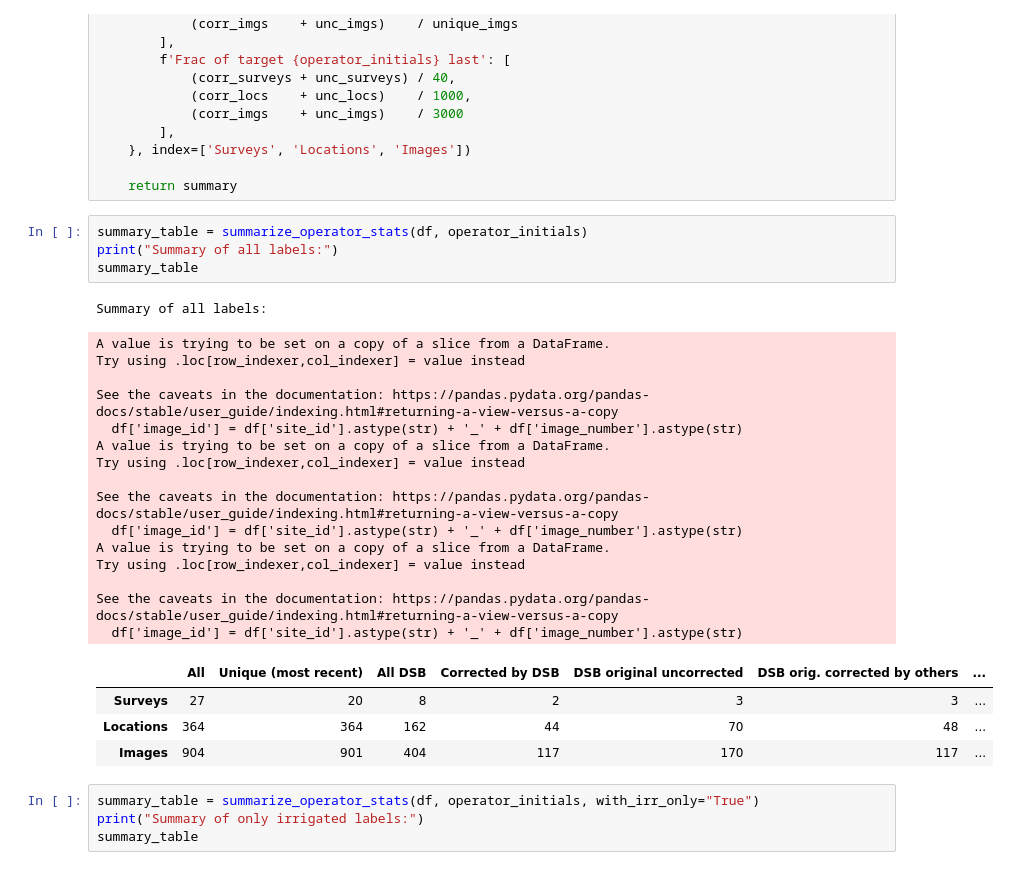
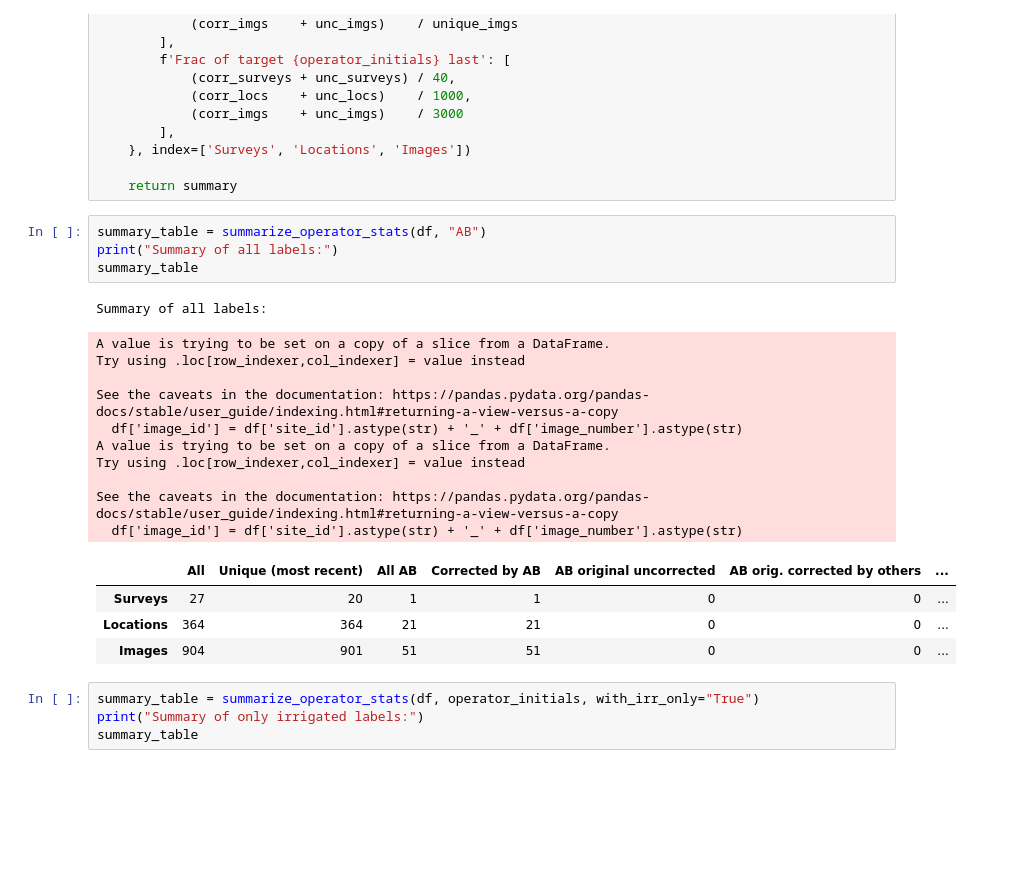
Before and after one commit to RitwikGupta/smallholder-irrigation-dataset, a Jupyter notebook: notebooks/quality_control.ipynb, the cells around one changed output. Cells and saved outputs as stored; diff of their text form; blank space fills up the shorter version.

```diff
--- a/notebooks/quality_control.ipynb
+++ b/notebooks/quality_control.ipynb
@@ -129,30 +129,25 @@ def summarize_operator_stats(df, operator_initials, with_irr_only="False"):
 
     return summary
 # %%
-summary_table = summarize_operator_stats(df, operator_initials)
+summary_table = summarize_operator_stats(df, "AB")
 print("Summary of all labels:")
 summary_table
 # %% [output]
 Summary of all labels:
 A value is trying to be set on a copy of a slice from a DataFrame.
 Try using .loc[row_indexer,col_indexer] = value instead
 
 See the caveats in the documentation: https://pandas.pydata.org/pandas-docs/stable/user_guide/indexing.html#returning-a-view-versus-a-copy
   df['image_id'] = df['site_id'].astype(str) + '_' + df['image_number'].astype(str)
 A value is trying to be set on a copy of a slice from a DataFrame.
 Try using .loc[row_indexer,col_indexer] = value instead
 
 See the caveats in the documentation: https://pandas.pydata.org/pandas-docs/stable/user_guide/indexing.html#returning-a-view-versus-a-copy
   df['image_id'] = df['site_id'].astype(str) + '_' + df['image_number'].astype(str)
-A value is trying to be set on a copy of a slice from a DataFrame.
-Try using .loc[row_indexer,col_indexer] = value instead
-
-See the caveats in the documentation: https://pandas.pydata.org/pandas-docs/stable/user_guide/indexing.html#returning-a-view-versus-a-copy
-  df['image_id'] = df['site_id'].astype(str) + '_' + df['image_number'].astype(str)
-|  | All | Unique (most recent) | All DSB | Corrected by DSB | DSB original uncorrected | DSB orig. corrected by others | ... |
-| Surveys | 27 | 20 | 8 | 2 | 3 | 3 | ... |
-| Locations | 364 | 364 | 162 | 44 | 70 | 48 | ... |
-| Images | 904 | 901 | 404 | 117 | 170 | 117 | ... |
+|  | All | Unique (most recent) | All AB | Corrected by AB | AB original uncorrected | AB orig. corrected by others | ... |
+| Surveys | 27 | 20 | 1 | 1 | 0 | 0 | ... |
+| Locations | 364 | 364 | 21 | 21 | 0 | 0 | ... |
+| Images | 904 | 901 | 51 | 51 | 0 | 0 | ... |
 # %%
 summary_table = summarize_operator_stats(df, operator_initials, with_irr_only="True")
 print("Summary of only irrigated labels:")
```
Also changed, not shown: 55 other files.
